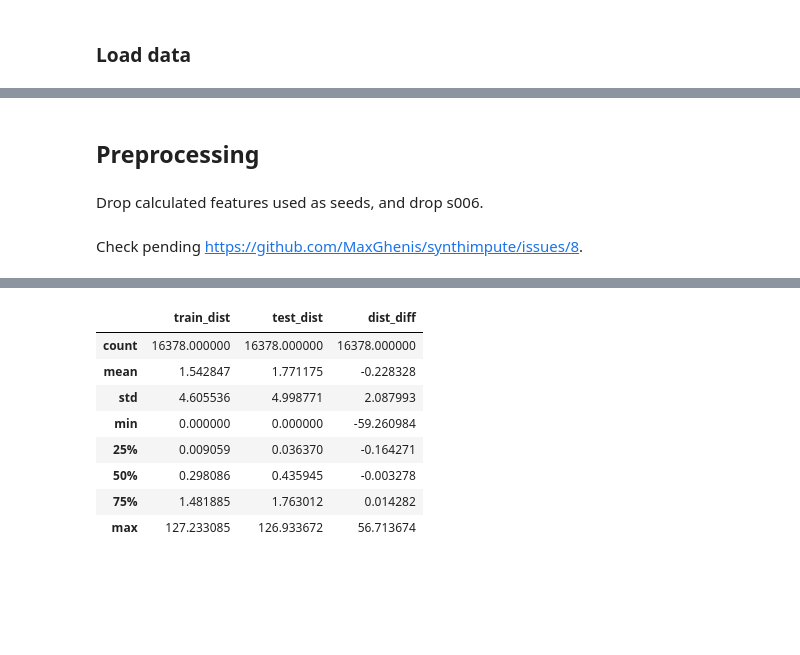
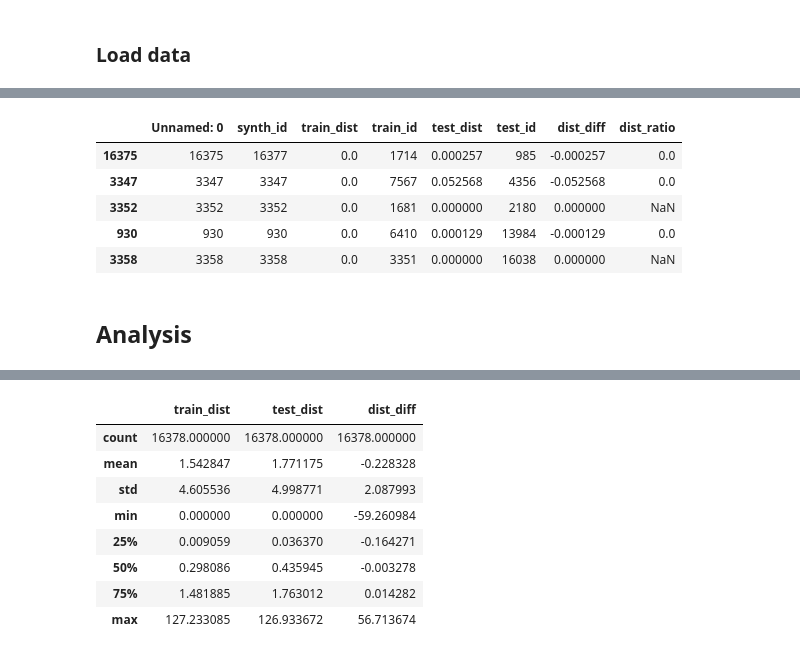
Before and after one commit to donboyd5/synpuf, a Jupyter notebook: analysis/disclosure/disclosure_risk.ipynb, the cells around one changed output, grey strips where cells are left out. Cells and saved outputs as stored; diff of their text form; code cells hidden in the pictures; blank space fills up the shorter version.

Commit message:
Split generate and analysis disclosure notebooks, add more on exact matches.

```diff
--- a/analysis/disclosure/disclosure_risk.ipynb
+++ b/analysis/disclosure/disclosure_risk.ipynb
@@ -63,4 +71,11 @@ test = pd.read_csv('~/Downloads/puf_10p_sample_test.csv')
+# %%
+nearest_synthpop.sort_values('train_dist').head()
+# %% [output]
+|  | Unnamed: 0 | synth_id | train_dist | train_id | test_dist | test_id | dist_diff | dist_ratio |
+| 16375 | 16375 | 16377 | 0.0 | 1714 | 0.000257 | 985 | -0.000257 | 0.0 |
+| 3347 | 3347 | 3347 | 0.0 | 7567 | 0.052568 | 4356 | -0.052568 | 0.0 |
+| 3352 | 3352 | 3352 | 0.0 | 1681 | 0.000000 | 2180 | 0.000000 | NaN |
+| 930 | 930 | 930 | 0.0 | 6410 | 0.000129 | 13984 | -0.000129 | 0.0 |
+| 3358 | 3358 | 3358 | 0.0 | 3351 | 0.000000 | 16038 | 0.000000 | NaN |
 # %% [markdown]
-## Preprocessing
+## Analysis
-# %% [markdown]
-Drop calculated features used as seeds, and drop s006.
@@ -74,2 +81,0 @@ synthpop = synthpop[synth.columns]
-# %% [markdown]
-Check pending https://github.com/MaxGhenis/synthimpute/issues/8.
```
Also changed, not shown: parts of 30 cells of this notebook, 1 other file.
